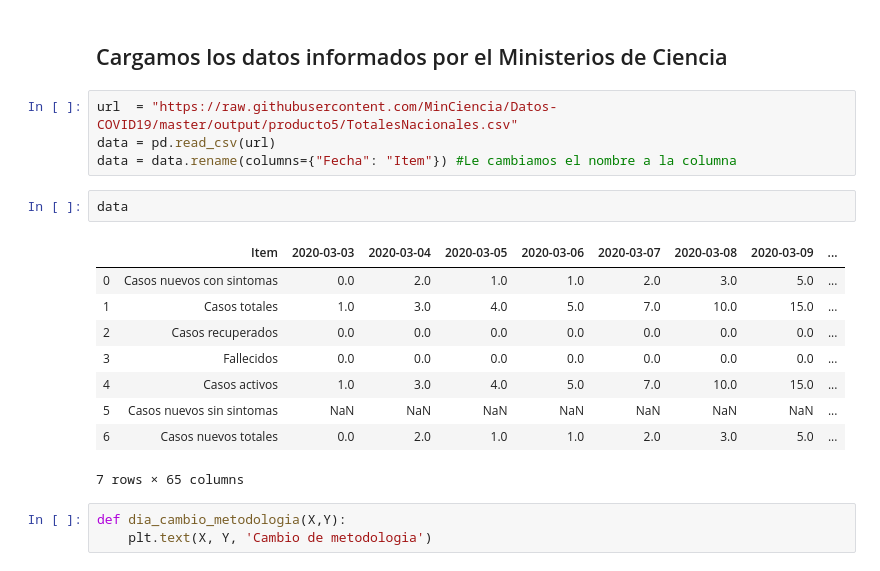
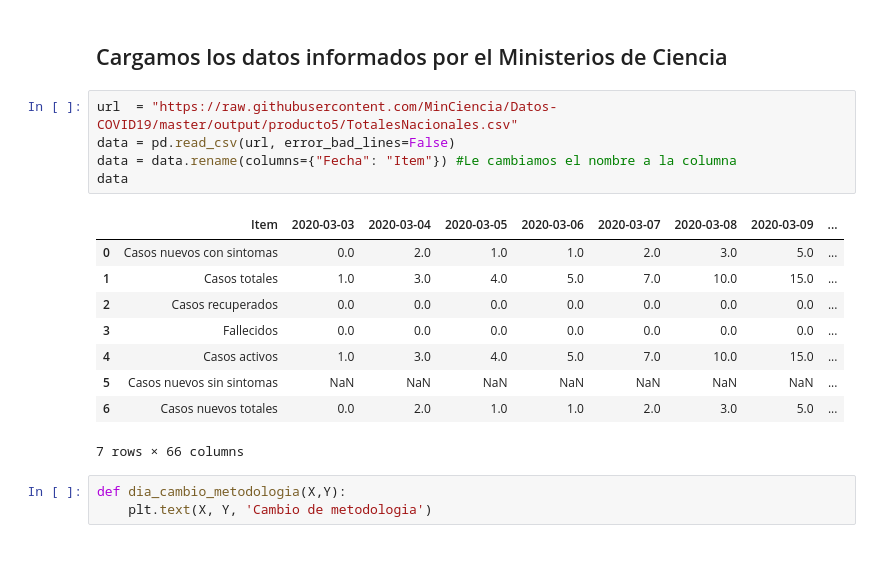
Before and after one commit to patricionicolas/Covid-19-Chile, a Jupyter notebook: Totales Nacionales.ipynb, the cells around one changed output. Saved outputs shown, nothing was run; the diff lists cells and outputs as text.

```diff
--- a/Totales Nacionales.ipynb
+++ b/Totales Nacionales.ipynb
@@ -7,20 +7,19 @@ plt.rcParams["figure.figsize"]=15,10
 ## Cargamos los datos informados por el Ministerios de Ciencia
 # %%
 url  = "https://raw.githubusercontent.com/MinCiencia/Datos-COVID19/master/output/producto5/TotalesNacionales.csv"
-data = pd.read_csv(url)
+data = pd.read_csv(url, error_bad_lines=False)
 data = data.rename(columns={"Fecha": "Item"}) #Le cambiamos el nombre a la columna
+data
+# %% [output]
+|  | Item | 2020-03-03 | 2020-03-04 | 2020-03-05 | 2020-03-06 | 2020-03-07 | 2020-03-08 | 2020-03-09 | ... |
+| 0 | Casos nuevos con sintomas | 0.0 | 2.0 | 1.0 | 1.0 | 2.0 | 3.0 | 5.0 | ... |
+| 1 | Casos totales | 1.0 | 3.0 | 4.0 | 5.0 | 7.0 | 10.0 | 15.0 | ... |
+| 2 | Casos recuperados | 0.0 | 0.0 | 0.0 | 0.0 | 0.0 | 0.0 | 0.0 | ... |
+| 3 | Fallecidos | 0.0 | 0.0 | 0.0 | 0.0 | 0.0 | 0.0 | 0.0 | ... |
+| 4 | Casos activos | 1.0 | 3.0 | 4.0 | 5.0 | 7.0 | 10.0 | 15.0 | ... |
+| 5 | Casos nuevos sin sintomas | NaN | NaN | NaN | NaN | NaN | NaN | NaN | ... |
+| 6 | Casos nuevos totales | 0.0 | 2.0 | 1.0 | 1.0 | 2.0 | 3.0 | 5.0 | ... |
+7 rows × 66 columns
-# %%
-data
-# %% [output]
-|  | Item | 2020-03-03 | 2020-03-04 | 2020-03-05 | 2020-03-06 | 2020-03-07 | 2020-03-08 | 2020-03-09 | ... |
-| 0 | Casos nuevos con sintomas | 0.0 | 2.0 | 1.0 | 1.0 | 2.0 | 3.0 | 5.0 | ... |
-| 1 | Casos totales | 1.0 | 3.0 | 4.0 | 5.0 | 7.0 | 10.0 | 15.0 | ... |
-| 2 | Casos recuperados | 0.0 | 0.0 | 0.0 | 0.0 | 0.0 | 0.0 | 0.0 | ... |
-| 3 | Fallecidos | 0.0 | 0.0 | 0.0 | 0.0 | 0.0 | 0.0 | 0.0 | ... |
-| 4 | Casos activos | 1.0 | 3.0 | 4.0 | 5.0 | 7.0 | 10.0 | 15.0 | ... |
-| 5 | Casos nuevos sin sintomas | NaN | NaN | NaN | NaN | NaN | NaN | NaN | ... |
-| 6 | Casos nuevos totales | 0.0 | 2.0 | 1.0 | 1.0 | 2.0 | 3.0 | 5.0 | ... |
-7 rows × 65 columns
 # %%
 def dia_cambio_metodologia(X,Y):
     plt.text(X, Y, 'Cambio de metodologia')
```
Also changed, not shown: parts of 5 cells of this notebook, 1 other file.
